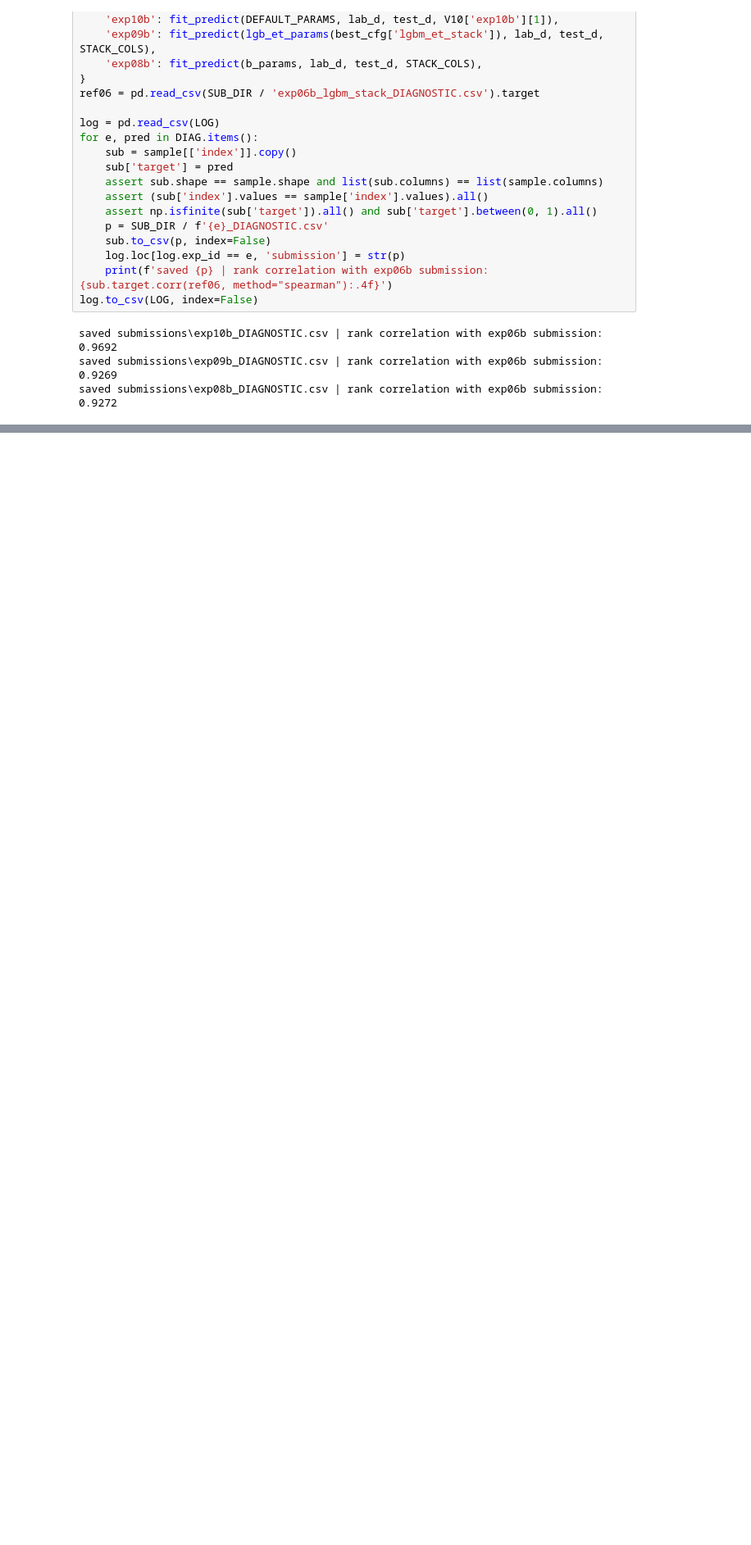
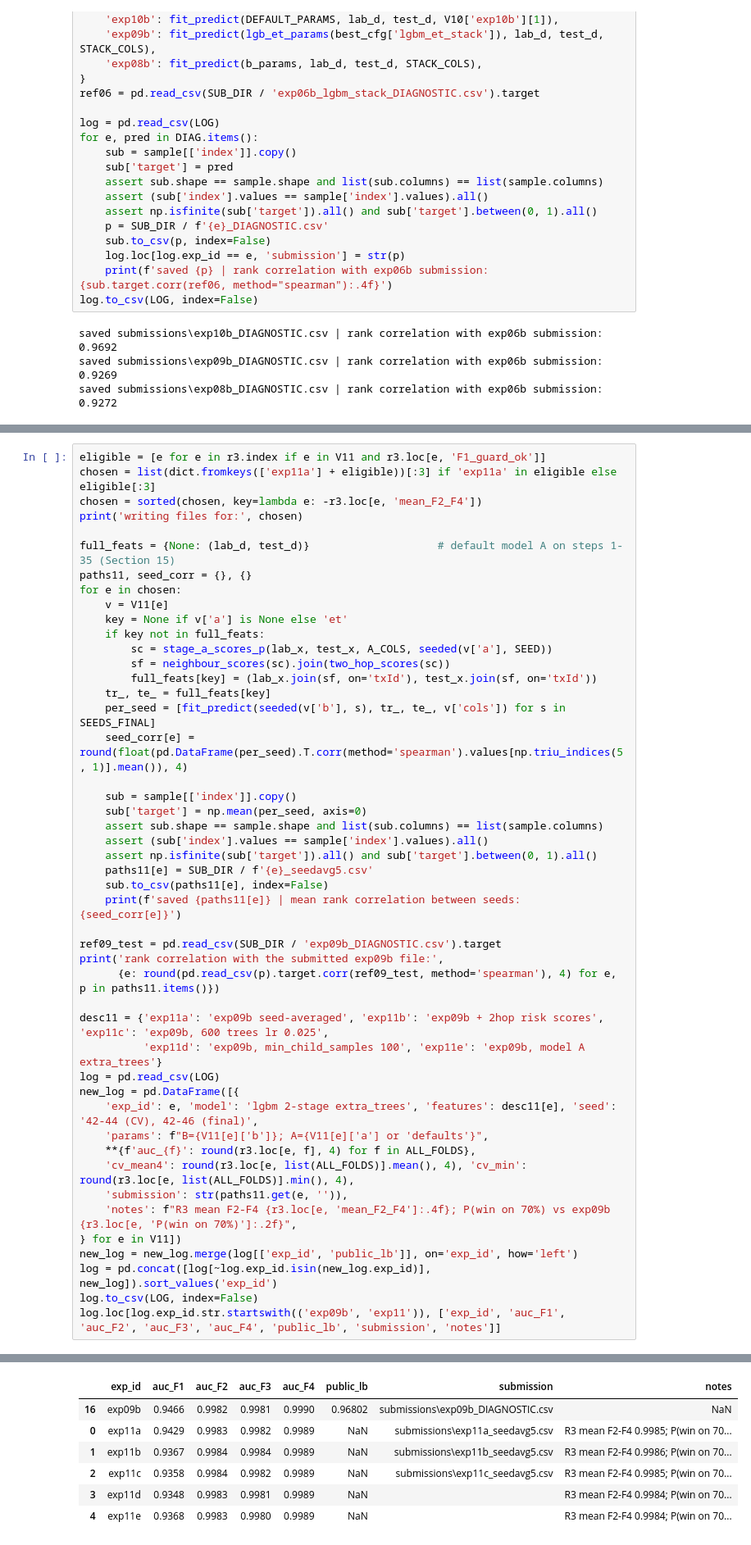
Before and after one commit to tanbeng123/bt4012-e1139091-kaggle-2026, a Jupyter notebook: bt4012_solution.ipynb, the cells around one changed output, grey strips where cells are left out. Shown at 82% size. Cells and saved outputs as stored; diff of their text form; blank space fills up the shorter version.

```diff
--- a/bt4012_solution.ipynb
+++ b/bt4012_solution.ipynb
@@ -1452,0 +1579,48 @@ saved submissions\exp08b_DIAGNOSTIC.csv | rank correlation with exp06b submissio
+# %%
+eligible = [e for e in r3.index if e in V11 and r3.loc[e, 'F1_guard_ok']]
+chosen = list(dict.fromkeys(['exp11a'] + eligible))[:3] if 'exp11a' in eligible else eligible[:3]
+chosen = sorted(chosen, key=lambda e: -r3.loc[e, 'mean_F2_F4'])
+print('writing files for:', chosen)
+
+full_feats = {None: (lab_d, test_d)}                    # default model A on steps 1-35 (Section 15)
+paths11, seed_corr = {}, {}
+for e in chosen:
+    v = V11[e]
+    key = None if v['a'] is None else 'et'
+    if key not in full_feats:
+        sc = stage_a_scores_p(lab_x, test_x, A_COLS, seeded(v['a'], SEED))
+        sf = neighbour_scores(sc).join(two_hop_scores(sc))
+        full_feats[key] = (lab_x.join(sf, on='txId'), test_x.join(sf, on='txId'))
+    tr_, te_ = full_feats[key]
+    per_seed = [fit_predict(seeded(v['b'], s), tr_, te_, v['cols']) for s in SEEDS_FINAL]
+    seed_corr[e] = round(float(pd.DataFrame(per_seed).T.corr(method='spearman').values[np.triu_indices(5, 1)].mean()), 4)
+
+    sub = sample[['index']].copy()
+    sub['target'] = np.mean(per_seed, axis=0)
+    assert sub.shape == sample.shape and list(sub.columns) == list(sample.columns)
+    assert (sub['index'].values == sample['index'].values).all()
+    assert np.isfinite(sub['target']).all() and sub['target'].between(0, 1).all()
+    paths11[e] = SUB_DIR / f'{e}_seedavg5.csv'
+    sub.to_csv(paths11[e], index=False)
+    print(f'saved {paths11[e]} | mean rank correlation between seeds: {seed_corr[e]}')
+
+ref09_test = pd.read_csv(SUB_DIR / 'exp09b_DIAGNOSTIC.csv').target
+print('rank correlation with the submitted exp09b file:',
+      {e: round(pd.read_csv(p).target.corr(ref09_test, method='spearman'), 4) for e, p in paths11.items()})
+
+desc11 = {'exp11a': 'exp09b seed-averaged', 'exp11b': 'exp09b + 2hop risk scores', 'exp11c': 'exp09b, 600 trees lr 0.025',
+          'exp11d': 'exp09b, min_child_samples 100', 'exp11e': 'exp09b, model A extra_trees'}
+log = pd.read_csv(LOG)
+new_log = pd.DataFrame([{
+    'exp_id': e, 'model': 'lgbm 2-stage extra_trees', 'features': desc11[e], 'seed': '42-44 (CV), 42-46 (final)',
+    'params': f"B={V11[e]['b']}; A={V11[e]['a'] or 'defaults'}",
+    **{f'auc_{f}': round(r3.loc[e, f], 4) for f in ALL_FOLDS},
+    'cv_mean4': round(r3.loc[e, list(ALL_FOLDS)].mean(), 4), 'cv_min': round(r3.loc[e, list(ALL_FOLDS)].min(), 4),
+    'submission': str(paths11.get(e, '')),
+    'notes': f"R3 mean F2-F4 {r3.loc[e, 'mean_F2_F4']:.4f}; P(win on 70%) vs exp09b {r3.loc[e, 'P(win on 70%)']:.2f}",
+} for e in V11])
+new_log = new_log.merge(log[['exp_id', 'public_lb']], on='exp_id', how='left')
+log = pd.concat([log[~log.exp_id.isin(new_log.exp_id)], new_log]).sort_values('exp_id')
+log.to_csv(LOG, index=False)
+log.loc[log.exp_id.str.startswith(('exp09b', 'exp11')), ['exp_id', 'auc_F1', 'auc_F2', 'auc_F3', 'auc_F4', 'public_lb', 'submission', 'notes']]
+# %% [output]
@@ -1452,0 +1632,7 @@ saved submissions\exp08b_DIAGNOSTIC.csv | rank correlation with exp06b submissio
+|  | exp_id | auc_F1 | auc_F2 | auc_F3 | auc_F4 | public_lb | submission | notes |
+| 16 | exp09b | 0.9466 | 0.9982 | 0.9981 | 0.9990 | 0.96802 | submissions\exp09b_DIAGNOSTIC.csv | NaN |
+| 0 | exp11a | 0.9429 | 0.9983 | 0.9982 | 0.9989 | NaN | submissions\exp11a_seedavg5.csv | R3 mean F2-F4 0.9985; P(win on 70... |
+| 1 | exp11b | 0.9367 | 0.9984 | 0.9984 | 0.9989 | NaN | submissions\exp11b_seedavg5.csv | R3 mean F2-F4 0.9986; P(win on 70... |
+| 2 | exp11c | 0.9358 | 0.9984 | 0.9982 | 0.9989 | NaN | submissions\exp11c_seedavg5.csv | R3 mean F2-F4 0.9985; P(win on 70... |
+| 3 | exp11d | 0.9348 | 0.9983 | 0.9981 | 0.9989 | NaN |  | R3 mean F2-F4 0.9984; P(win on 70... |
+| 4 | exp11e | 0.9368 | 0.9983 | 0.9980 | 0.9989 | NaN |  | R3 mean F2-F4 0.9984; P(win on 70... |
```
Also changed, not shown: parts of 16 cells of this notebook, 4 other files.
